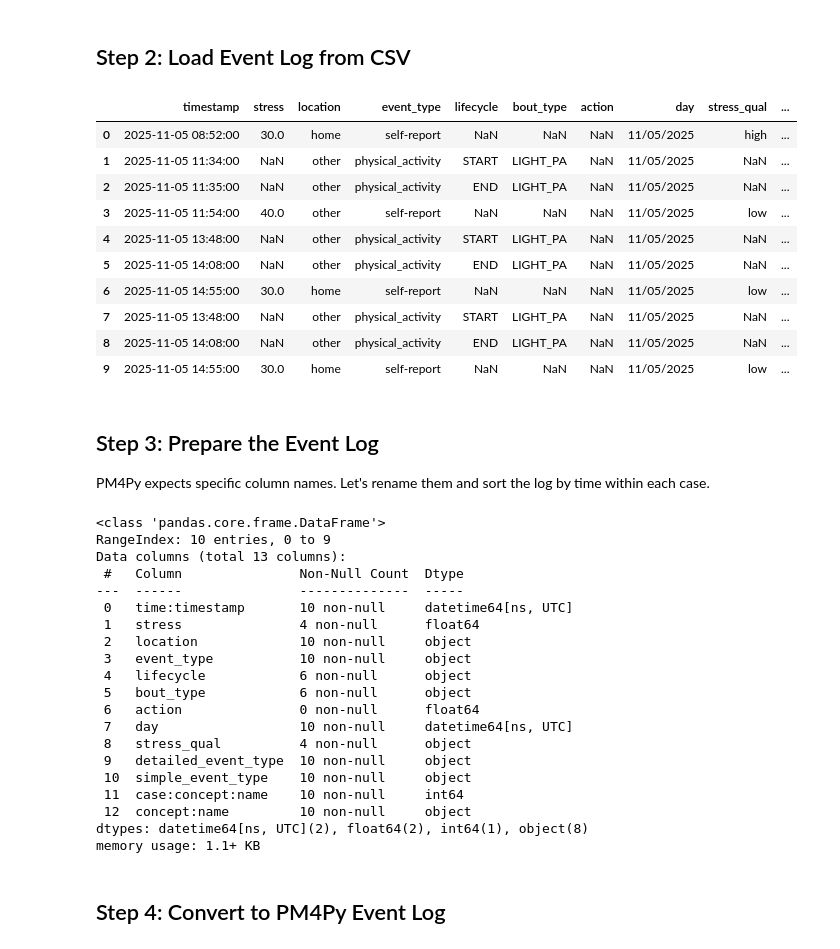
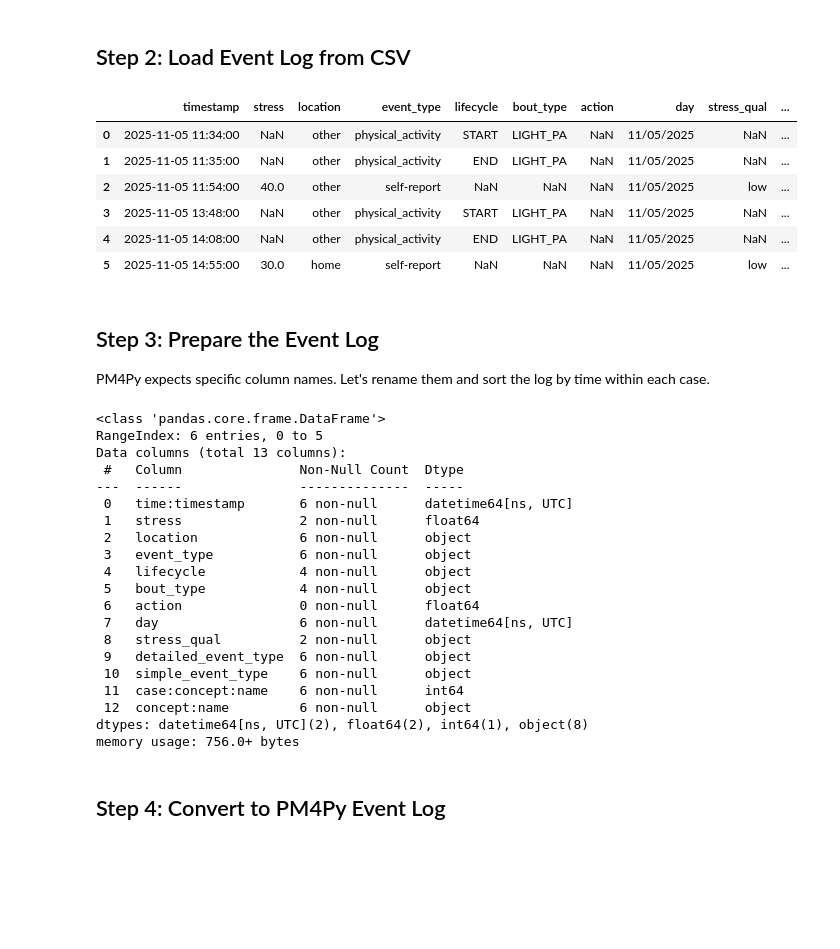
Before and after one commit to MariaInesRibeiro98/GameBus-HealthBehaviorMining, a Jupyter notebook: notebooks/10.1_LearningExample_Sequential_WF copy.ipynb, the cells around one changed output. Cells and saved outputs as stored; diff of their text form; code cells hidden in the pictures; blank space fills up the shorter version.

```diff
--- a/notebooks/10.1_LearningExample_Sequential_WF copy.ipynb
+++ b/notebooks/10.1_LearningExample_Sequential_WF copy.ipynb
@@ -12,20 +12,16 @@ from pm4py.visualization.petri_net import visualizer as pn_visualizer
 # %% [markdown]
 ## Step 2: Load Event Log from CSV
 # %%
-df = pd.read_csv("2d_toy_log_day11-sequence-choice.csv", sep=';',parse_dates=["timestamp"])
+df = pd.read_csv("2d_toy_log_day11-sequential.csv", sep=';',parse_dates=["timestamp"])
 df
 # %% [output]
 |  | timestamp | stress | location | event_type | lifecycle | bout_type | action | day | stress_qual | ... |
-| 0 | 2025-11-05 08:52:00 | 30.0 | home | self-report | NaN | NaN | NaN | 11/05/2025 | high | ... |
-| 1 | 2025-11-05 11:34:00 | NaN | other | physical_activity | START | LIGHT_PA | NaN | 11/05/2025 | NaN | ... |
-| 2 | 2025-11-05 11:35:00 | NaN | other | physical_activity | END | LIGHT_PA | NaN | 11/05/2025 | NaN | ... |
-| 3 | 2025-11-05 11:54:00 | 40.0 | other | self-report | NaN | NaN | NaN | 11/05/2025 | low | ... |
-| 4 | 2025-11-05 13:48:00 | NaN | other | physical_activity | START | LIGHT_PA | NaN | 11/05/2025 | NaN | ... |
-| 5 | 2025-11-05 14:08:00 | NaN | other | physical_activity | END | LIGHT_PA | NaN | 11/05/2025 | NaN | ... |
-| 6 | 2025-11-05 14:55:00 | 30.0 | home | self-report | NaN | NaN | NaN | 11/05/2025 | low | ... |
-| 7 | 2025-11-05 13:48:00 | NaN | other | physical_activity | START | LIGHT_PA | NaN | 11/05/2025 | NaN | ... |
-| 8 | 2025-11-05 14:08:00 | NaN | other | physical_activity | END | LIGHT_PA | NaN | 11/05/2025 | NaN | ... |
-| 9 | 2025-11-05 14:55:00 | 30.0 | home | self-report | NaN | NaN | NaN | 11/05/2025 | low | ... |
+| 0 | 2025-11-05 11:34:00 | NaN | other | physical_activity | START | LIGHT_PA | NaN | 11/05/2025 | NaN | ... |
+| 1 | 2025-11-05 11:35:00 | NaN | other | physical_activity | END | LIGHT_PA | NaN | 11/05/2025 | NaN | ... |
+| 2 | 2025-11-05 11:54:00 | 40.0 | other | self-report | NaN | NaN | NaN | 11/05/2025 | low | ... |
+| 3 | 2025-11-05 13:48:00 | NaN | other | physical_activity | START | LIGHT_PA | NaN | 11/05/2025 | NaN | ... |
+| 4 | 2025-11-05 14:08:00 | NaN | other | physical_activity | END | LIGHT_PA | NaN | 11/05/2025 | NaN | ... |
+| 5 | 2025-11-05 14:55:00 | 30.0 | home | self-report | NaN | NaN | NaN | 11/05/2025 | low | ... |
 # %% [markdown]
 ## Step 3: Prepare the Event Log
 PM4Py expects specific column names. Let's rename them and sort the log by time within each case.
@@ -43,25 +39,25 @@ df = dataframe_utils.convert_timestamp_columns_in_df(df)
 df.info()
 # %% [output]
 <class 'pandas.core.frame.DataFrame'>
-RangeIndex: 10 entries, 0 to 9
+RangeIndex: 6 entries, 0 to 5
 Data columns (total 13 columns):
  #   Column               Non-Null Count  Dtype
 ---  ------               --------------  -----
- 0   time:timestamp       10 non-null     datetime64[ns, UTC]
- 1   stress               4 non-null      float64
- 2   location             10 non-null     object
- 3   event_type           10 non-null     object
- 4   lifecycle            6 non-null      object
- 5   bout_type            6 non-null      object
+ 0   time:timestamp       6 non-null      datetime64[ns, UTC]
+ 1   stress               2 non-null      float64
+ 2   location             6 non-null      object
+ 3   event_type           6 non-null      object
+ 4   lifecycle            4 non-null      object
+ 5   bout_type            4 non-null      object
  6   action               0 non-null      float64
- 7   day                  10 non-null     datetime64[ns, UTC]
- 8   stress_qual          4 non-null      object
- 9   detailed_event_type  10 non-null     object
- 10  simple_event_type    10 non-null     object
- 11  case:concept:name    10 non-null     int64
- 12  concept:name         10 non-null     object
+ 7   day                  6 non-null      datetime64[ns, UTC]
+ 8   stress_qual          2 non-null      object
+ 9   detailed_event_type  6 non-null      object
+ 10  simple_event_type    6 non-null      object
+ 11  case:concept:name    6 non-null      int64
+ 12  concept:name         6 non-null      object
 dtypes: datetime64[ns, UTC](2), float64(2), int64(1), object(8)
-memory usage: 1.1+ KB
+memory usage: 756.0+ bytes
 # %% [markdown]
 ## Step 4: Convert to PM4Py Event Log
 # %%
```
Also changed, not shown: parts of 2 cells of this notebook, 13 other files.
